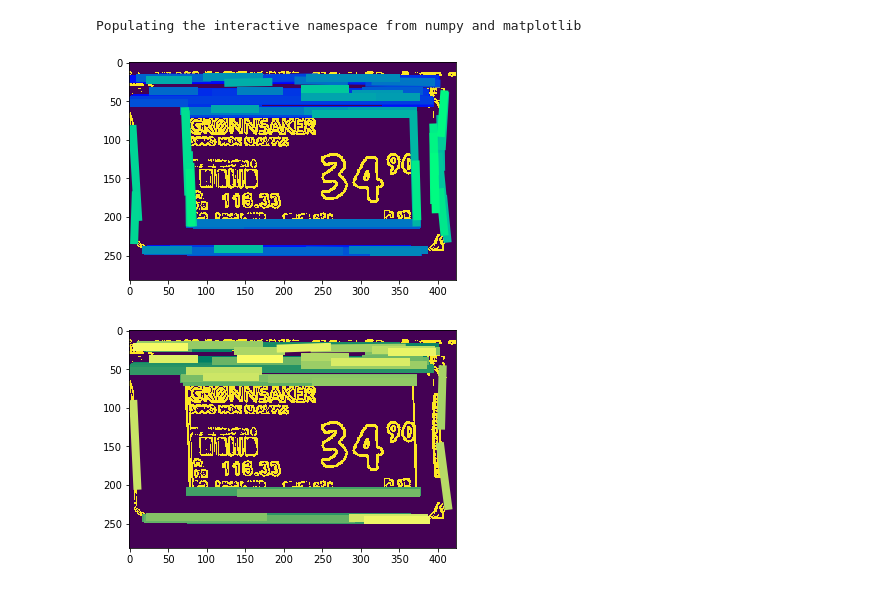
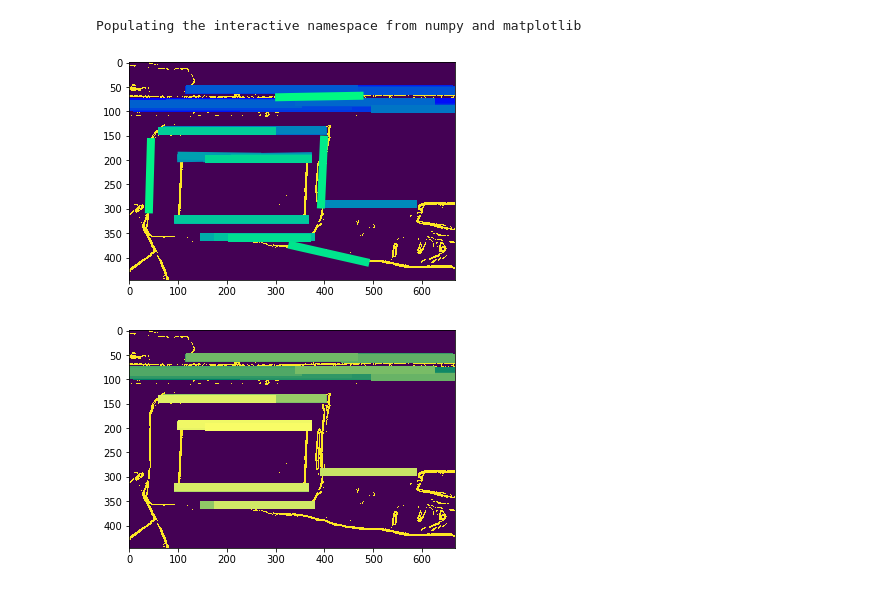
Before and after one commit to innovationgarage/price-tag-reader, a Jupyter notebook: hough_cv_vs_skimage.ipynb, the cells around one changed output. Drawn from its saved outputs; the diff is of its cells as text; code cells hidden in the pictures.

```diff
--- a/hough_cv_vs_skimage.ipynb
+++ b/hough_cv_vs_skimage.ipynb
@@ -11,44 +11,45 @@ import skimage.morphology
 # %% [output]
 Populating the interactive namespace from numpy and matplotlib
 # %%
-image = cv2.imread("haar_classifier/new_supermarket_photos/spar_results/ok/77.jpg")
+image = cv2.imread("haar_classifier/new_supermarket_photos/spar_results/ok/13.jpg")
 gray = cv2.cvtColor(image, cv2.COLOR_BGR2GRAY)
 grad = labelreader.imageGrads(labelreader.normalizeImage(gray))
 grad = cv2.threshold(grad, 0, 1, cv2.THRESH_BINARY | cv2.THRESH_OTSU)[1]
 
-threshold=50
-line_length=50
+size = int(min(*grad.shape) * 0.3)
+threshold=size
+line_length=size
 line_gap=0
 theta=180
 
 lines = skimage.transform.probabilistic_hough_line(
     grad.copy(), threshold=threshold, line_length=line_length,
     line_gap=line_gap,
     theta=np.linspace(-np.pi/2., np.pi/2., theta)
 )
 
 cmap = plt.get_cmap("winter")
 plt.imshow(grad)
 for idx, line in enumerate(lines):
     (x1,y1),(x2,y2) = line
     plt.plot([x1, x2], [y1, y2], '-', color=cmap(float(idx) / len(lines)), linewidth=8.0)
 plt.show()
 
 
 lines = cv2.HoughLinesP(
         grad.copy(),
         rho=1,
         theta=np.pi/theta,
         threshold=threshold,
         minLineLength=line_length,
         maxLineGap=line_gap)
 
 cmap = plt.get_cmap("summer")
 plt.imshow(grad)
 for idx, line in enumerate(lines):
         for x1,y1,x2,y2 in line:
             plt.plot([x1, x2], [y1, y2], '-', color=cmap(float(idx) / len(lines)), linewidth=8.0)
 plt.show()
 # %% [output]
-[figure, old version]
+[figure, new version]
-[figure, old version]
+[figure, new version]
```
Also changed, not shown: 2 other files.
